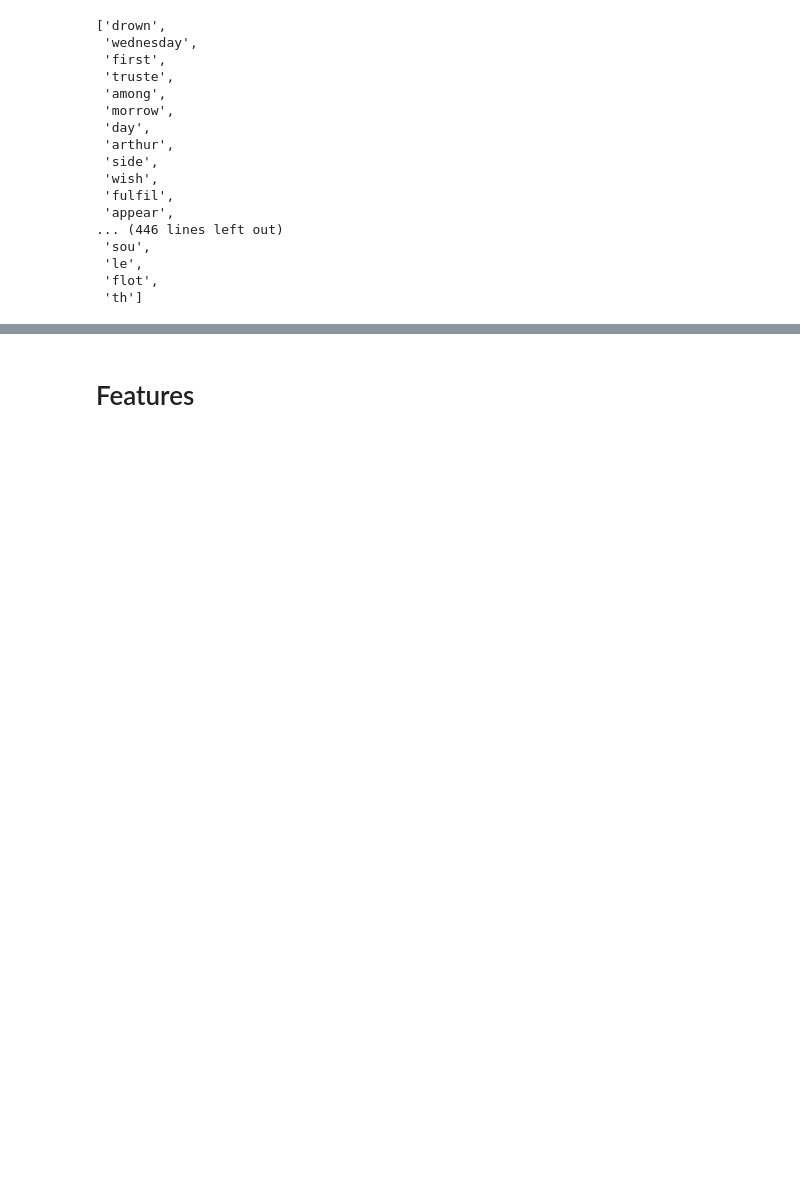
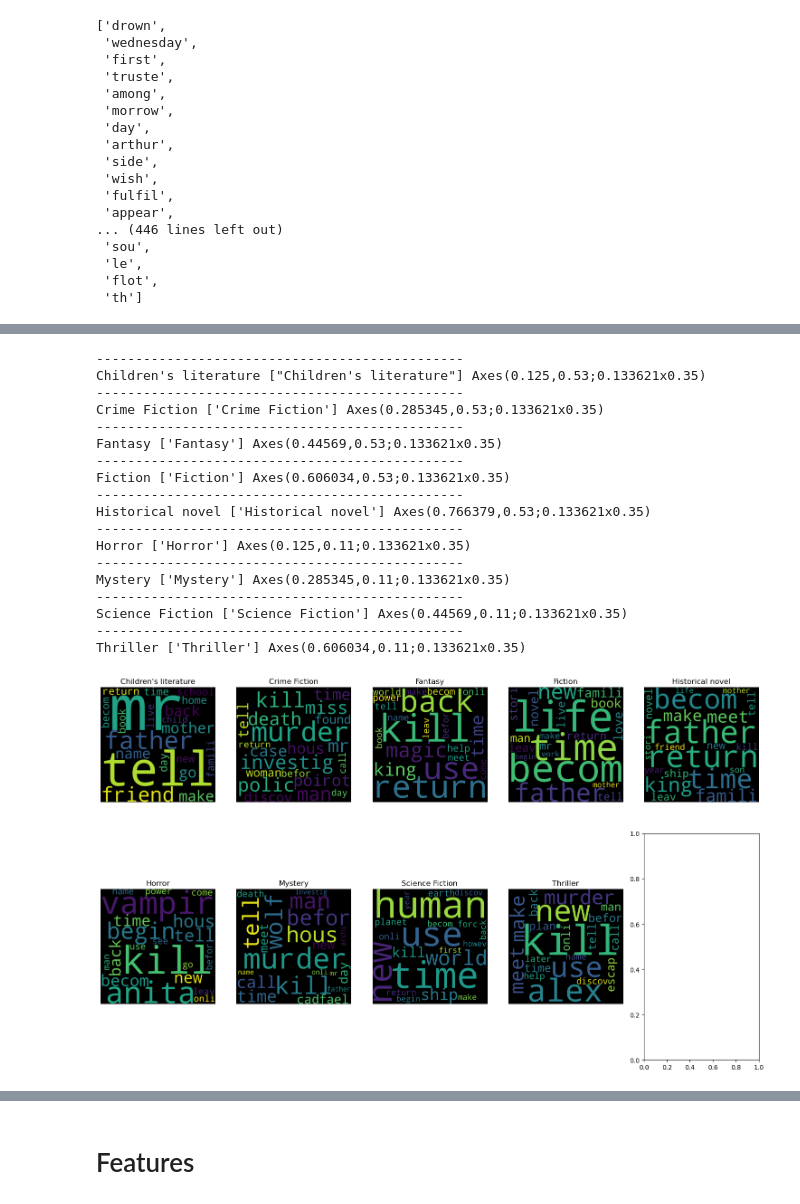
Before and after one commit to Lawrence4U/BookGenreDetector, a Jupyter notebook: src/bookGenreDetector.ipynb, the cells around one changed output, grey strips where cells are left out. Cells and saved outputs as stored; diff of their text form; code cells hidden in the pictures; blank space fills up the shorter version.

```diff
--- a/src/bookGenreDetector.ipynb
+++ b/src/bookGenreDetector.ipynb
@@ -278,0 +295,39 @@ plt.show()
+# %%
+fig, axes = plt.subplots(2, 5, figsize=(15, 10))
+
+for (genre,grp),ax in zip(data_clean.groupby('genre'),axes.flatten()):
+    print('-----------------------------------------------')
+    print(genre, grp.genre.unique(), ax)
+    wc = wordcloud.WordCloud(
+        width=1000,
+        height=1000,
+        max_words=20,
+        collocations=False
+    ).generate(text=(' '.join(grp.summary)))
+    ax.imshow(wc)
+    ax.set_title(f'{genre}')
+    ax.axis("off");
+
+# Adjust layout
+plt.tight_layout()
+plt.show()
+# %% [output]
+-----------------------------------------------
+Children's literature ["Children's literature"] Axes(0.125,0.53;0.133621x0.35)
+-----------------------------------------------
+Crime Fiction ['Crime Fiction'] Axes(0.285345,0.53;0.133621x0.35)
+-----------------------------------------------
+Fantasy ['Fantasy'] Axes(0.44569,0.53;0.133621x0.35)
+-----------------------------------------------
+Fiction ['Fiction'] Axes(0.606034,0.53;0.133621x0.35)
+-----------------------------------------------
+Historical novel ['Historical novel'] Axes(0.766379,0.53;0.133621x0.35)
+-----------------------------------------------
+Horror ['Horror'] Axes(0.125,0.11;0.133621x0.35)
+-----------------------------------------------
+Mystery ['Mystery'] Axes(0.285345,0.11;0.133621x0.35)
+-----------------------------------------------
+Science Fiction ['Science Fiction'] Axes(0.44569,0.11;0.133621x0.35)
+-----------------------------------------------
+Thriller ['Thriller'] Axes(0.606034,0.11;0.133621x0.35)
+[figure, added]
```
Also changed, not shown: parts of 23 cells of this notebook, 19 other files.
